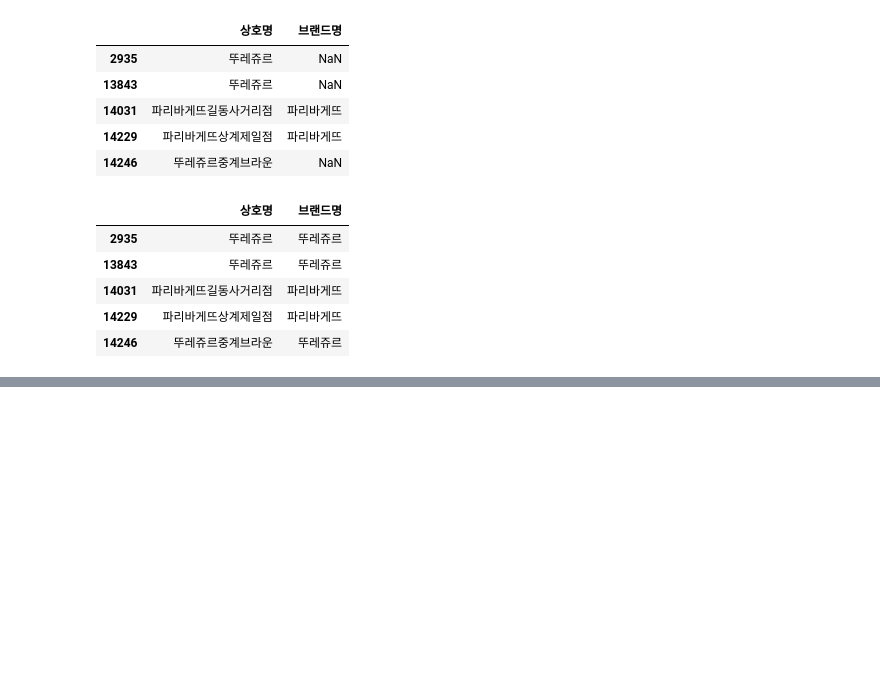
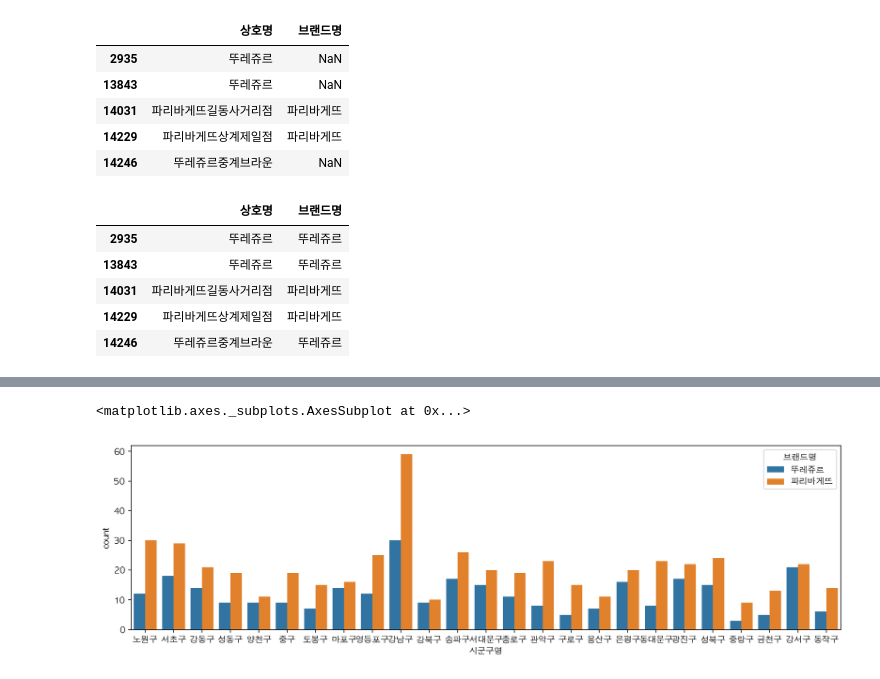
Before and after one commit to neverlish/Learned, a Jupyter notebook: data/inflearn-public-data-python/03-franchise-eda.ipynb, the cells around one changed output, grey strips where cells are left out. Cells and saved outputs as stored; diff of their text form; code cells hidden in the pictures; blank space fills up the shorter version.

```diff
--- a/data/inflearn-public-data-python/03-franchise-eda.ipynb
+++ b/data/inflearn-public-data-python/03-franchise-eda.ipynb
@@ -611,0 +635,8 @@ df_bread[['상호명', '브랜드명']].head()
+# %%
+# 시군구별로 브랜드명의 빈도수 차이를 비교합니다.
+
+plt.figure(figsize=(15,4))
+sns.countplot(data=df_bread, x='시군구명', hue='브랜드명')
+# %% [output]
+<matplotlib.axes._subplots.AxesSubplot at 0x...>
+[figure, added]
```
Also changed, not shown: parts of 6 cells of this notebook.
